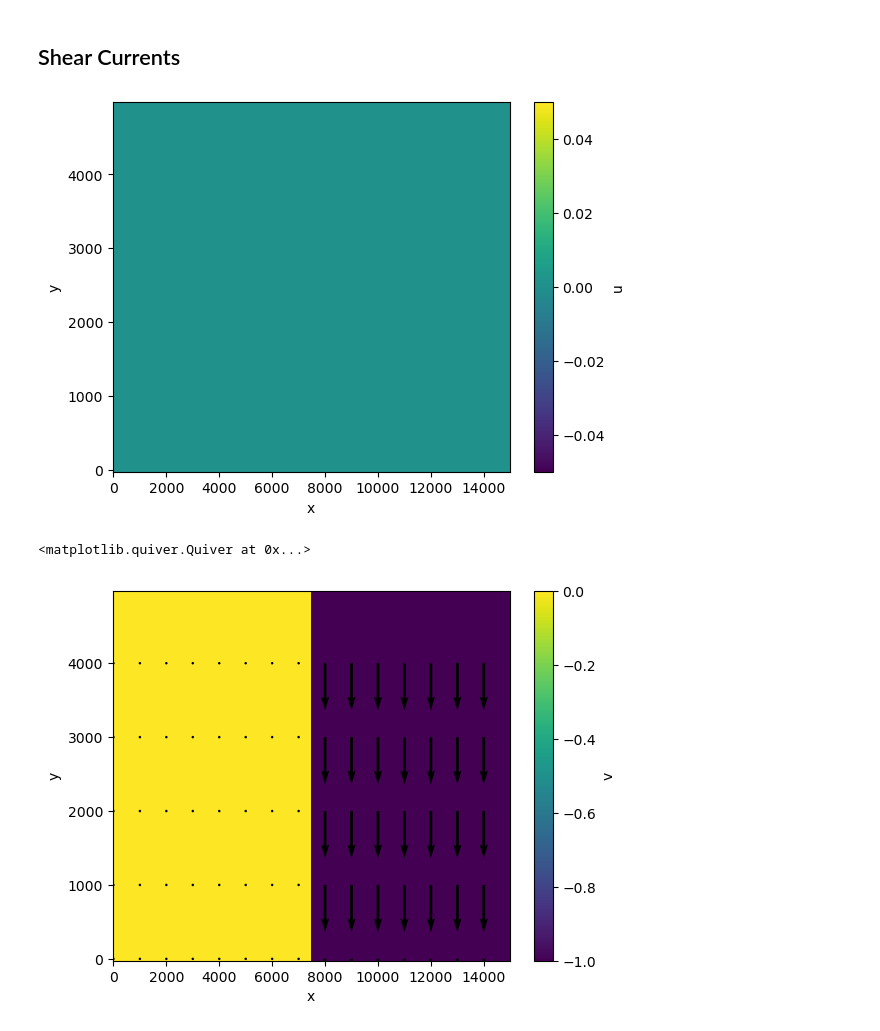
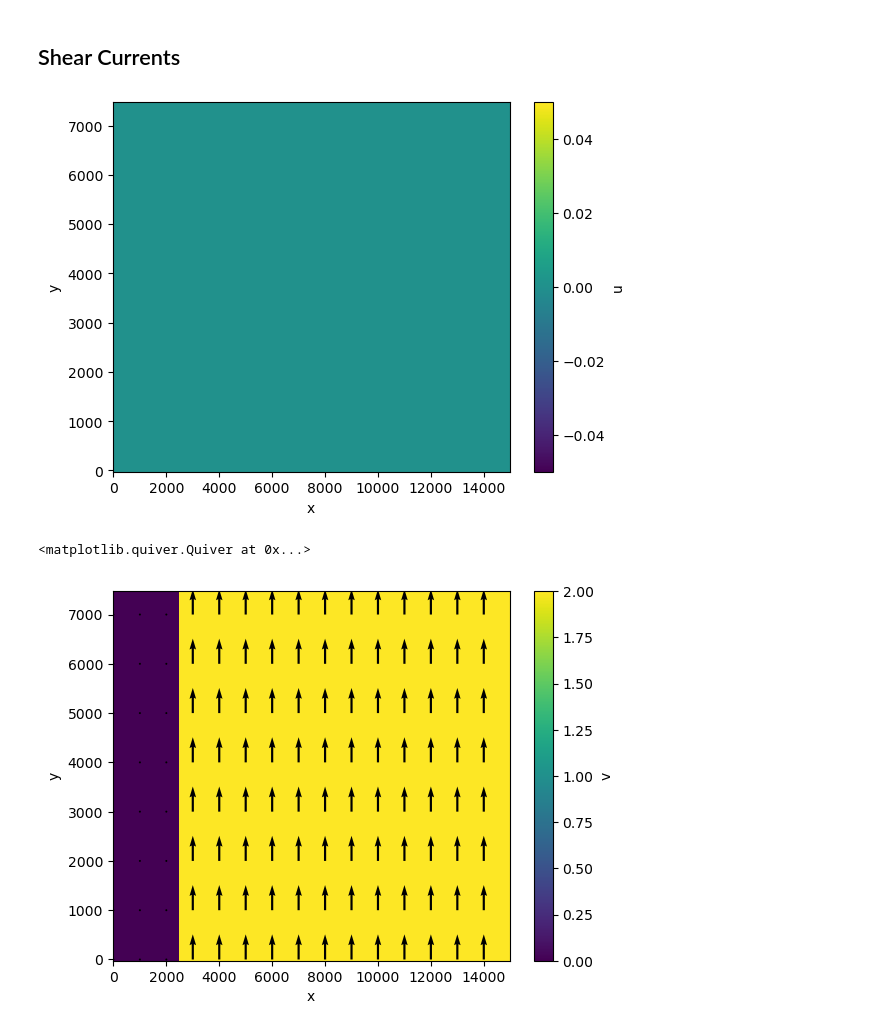
Before and after one commit to mines-oceanography/mantaray, a Jupyter notebook: notebooks/theoretical_comparison/data_generation.ipynb, the cells around one changed output. Saved outputs shown, nothing was run; the diff lists cells and outputs as text; code cells hidden in the pictures.

```diff
--- a/notebooks/theoretical_comparison/data_generation.ipynb
+++ b/notebooks/theoretical_comparison/data_generation.ipynb
@@ -8,7 +8,7 @@ import xarray as xr
 import matplotlib.pyplot as plt
 # %%
 NX = 300
-NY = 100
+NY = 150
 dl = 50
 xs = np.arange(0, NX*dl, dl, dtype=np.float64)
 ys = np.arange(0, NY*dl, dl, dtype=np.float64)
@@ -71,24 +71,24 @@ flat_bathymetry_ds.to_netcdf('deep_water_flat_bathymetry.nc', format='NETCDF3_CL
 ## Shear Currents
 # %%
 U = 0
-V = -1
+V = 2
 
 u_array = base_array*U
 v_array = base_array*0
-v_array[:, NX//2:] = V
+v_array[:, NX//6:] = V
 
 shear_current_ds = xr.Dataset(data_vars={'u': (('y', 'x'), u_array), 'v': (('y', 'x'), v_array)},
                            coords={'x': ('x', xs), 'y': ('y', ys)})
 
 # Plot currents to double check
 shear_current_ds.u.plot()
 plt.show()
 spaced_shear_current_ds = shear_current_ds.sel(x=slice(None,None,20), y=slice(None,None,20))
 fig, ax = plt.subplots()
 shear_current_ds.v.plot(ax=ax)
 ax.quiver(spaced_shear_current_ds.x, spaced_shear_current_ds.y, spaced_shear_current_ds.u, spaced_shear_current_ds.v)
 # %% [output]
-[figure, old version]
+[figure, new version]
 <matplotlib.quiver.Quiver at 0x...>
-[figure, old version]
+[figure, new version]
 # %%
```
Also changed, not shown: parts of 7 cells of this notebook.
